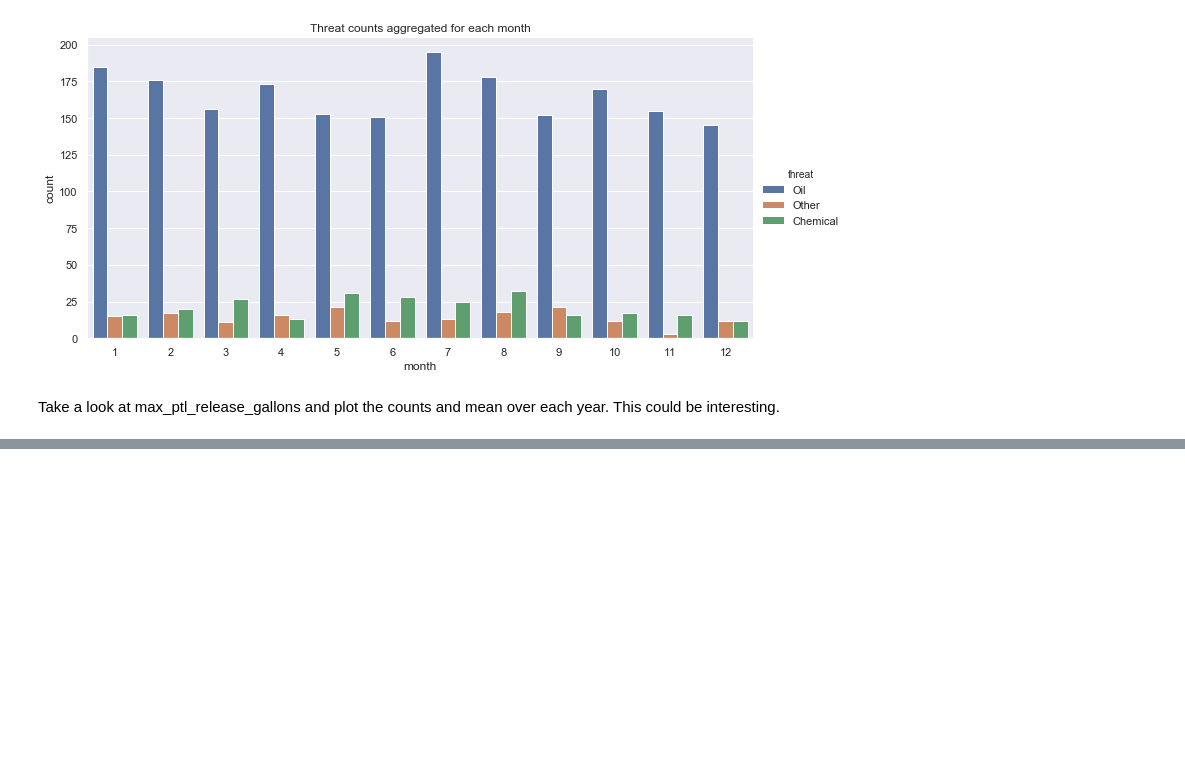
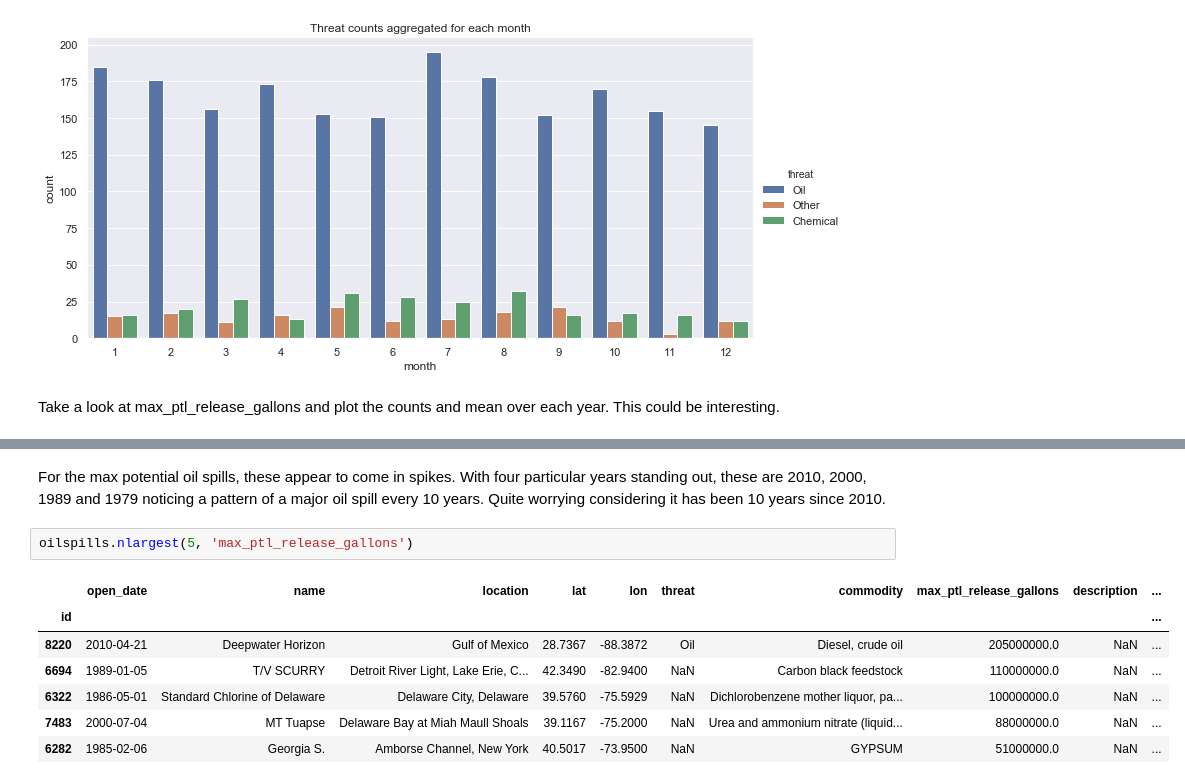
Before and after one commit to StevenVuong/EarthOrg, a Jupyter notebook: notebooks/EDA.ipynb, the cells around one changed output, grey strips where cells are left out. Drawn from its saved outputs; the diff is of its cells as text; blank space fills up the shorter version.

```diff
--- a/notebooks/EDA.ipynb
+++ b/notebooks/EDA.ipynb
@@ -145,0 +170,12 @@ Name: commodity, Length: 1392, dtype: int64
+# %% [markdown]
+For the max potential oil spills, these appear to come in spikes. With four particular years standing out, these are 2010, 2000, 1989 and 1979 noticing a pattern of a major oil spill every 10 years. Quite worrying considering it has been 10 years since 2010.
+# %%
+oilspills.nlargest(5, 'max_ptl_release_gallons')
+# %% [output]
+|  | open_date | name | location | lat | lon | threat | commodity | max_ptl_release_gallons | description | ... |
+| id |  |  |  |  |  |  |  |  |  | ... |
+| 8220 | 2010-04-21 | Deepwater Horizon | Gulf of Mexico | 28.7367 | -88.3872 | Oil | Diesel, crude oil | 205000000.0 | NaN | ... |
+| 6694 | 1989-01-05 | T/V SCURRY | Detroit River Light, Lake Erie, C... | 42.3490 | -82.9400 | NaN | Carbon black feedstock | 110000000.0 | NaN | ... |
+| 6322 | 1986-05-01 | Standard Chlorine of Delaware | Delaware City, Delaware | 39.5760 | -75.5929 | NaN | Dichlorobenzene mother liquor, pa... | 100000000.0 | NaN | ... |
+| 7483 | 2000-07-04 | MT Tuapse | Delaware Bay at Miah Maull Shoals | 39.1167 | -75.2000 | NaN | Urea and ammonium nitrate (liquid... | 88000000.0 | NaN | ... |
+| 6282 | 1985-02-06 | Georgia S. | Amborse Channel, New York | 40.5017 | -73.9500 | NaN | GYPSUM | 51000000.0 | NaN | ... |
```
Also changed, not shown: parts of 9 cells of this notebook, 1 other file.
